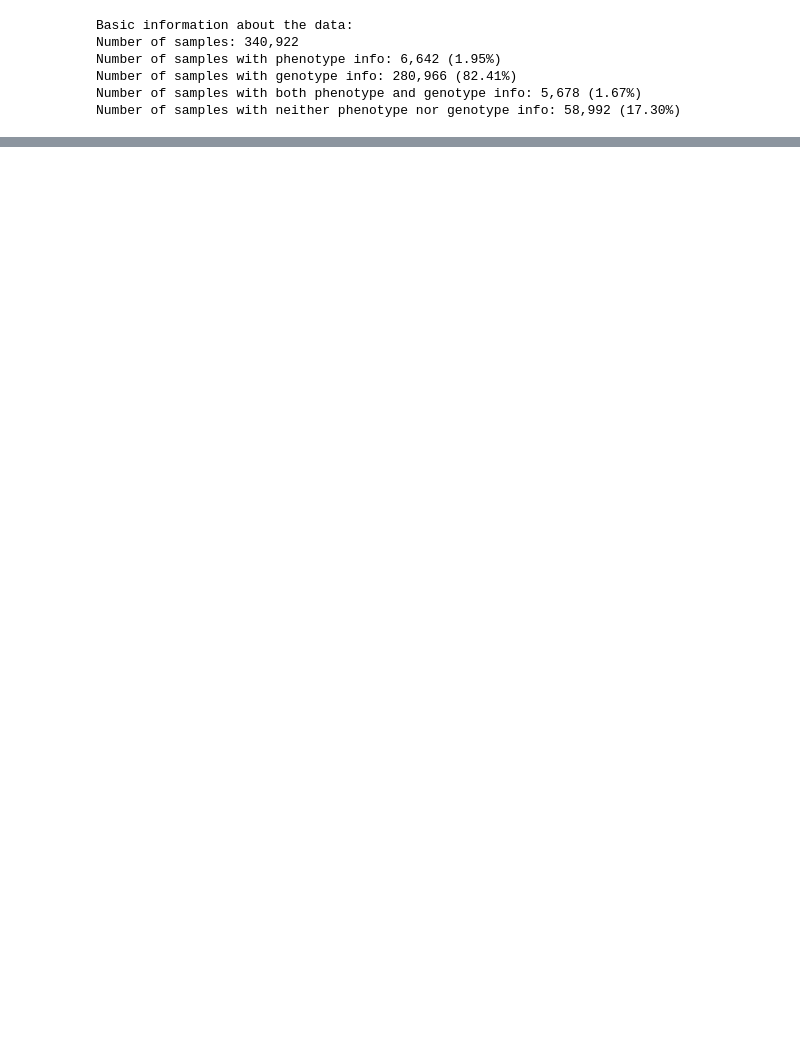
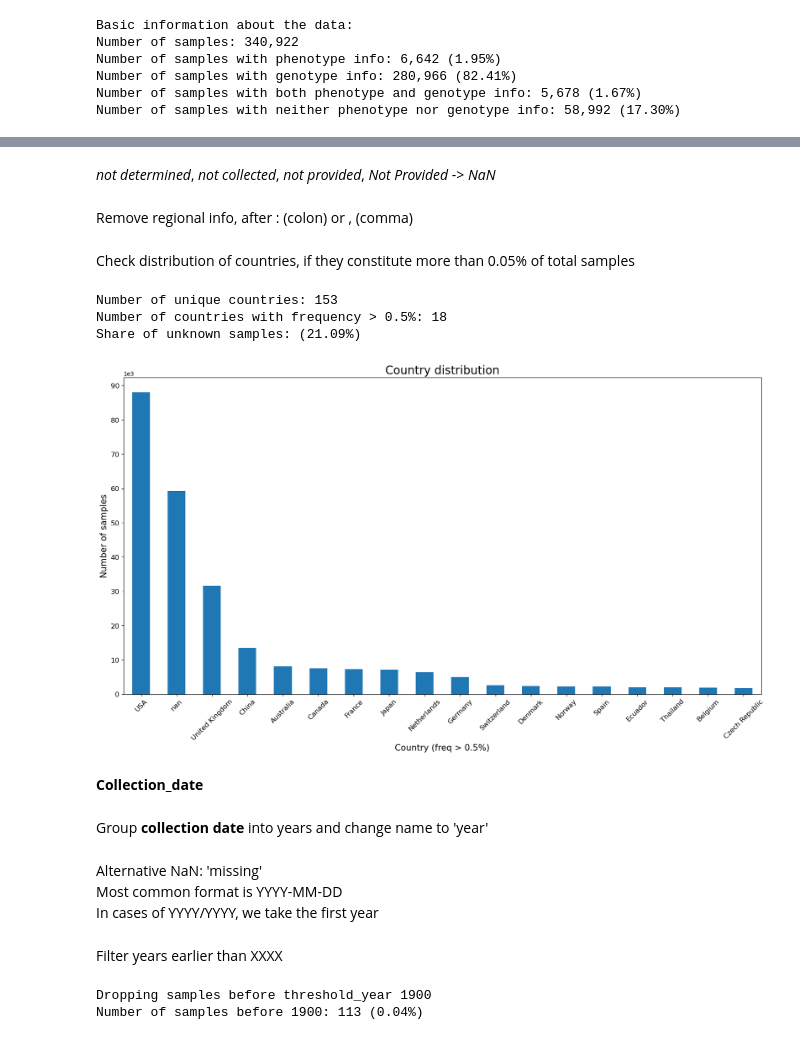
Before and after one commit to jespeols/ARFusion, a Jupyter notebook: code/data_preprocessing.ipynb, the cells around one changed output, grey strips where cells are left out. Drawn from its saved outputs; the diff is of its cells as text; code cells hidden in the pictures; blank space fills up the shorter version.

Commit message:
Implement pre-processing of NCBI to generate unimodal genotype dataset

```diff
--- a/code/data_preprocessing.ipynb
+++ b/code/data_preprocessing.ipynb
@@ -101,0 +110,7 @@ Number of samples with neither phenotype nor genotype info: 58,992 (17.30%)
+# %%
+dataset_columns = ['collection_date', 'geo_loc_name', 'AMR_genotypes_core']
+df_geno = df_explore[df_explore['AMR_genotypes_core'].notnull()]
+num_geno_samples = df_geno.shape[0]
+print(f"Number of samples with genotype info: {num_geno_samples:,} ({num_geno_samples/num_samples:.2%})")
+df_geno = df_geno[dataset_columns]
+df_geno.head()
@@ -101,0 +127,48 @@ Number of samples with neither phenotype nor genotype info: 58,992 (17.30%)
+# %% [markdown]
+*not determined*, *not collected*, *not provided*, *Not Provided* -> *NaN*
+# %%
+# set column as string type
+alternative_nan = ['not determined', 'not collected', 'not provided', 'Not Provided',
+                   'OUTPATIENT', 'Not collected', 'Not Collected', 'not available']
+df_geno.loc[:,'geo_loc_name'] = df_geno['geo_loc_name'].replace(alternative_nan, np.nan)
+# df_geno['geo_loc_name'].fillna('unknown', inplace=True) # replace NaN with 'unknown', Note: won't function as NaN
+# %% [markdown]
+Remove regional info, after : (colon) or , (comma)
+# %%
+df_geno.loc[:,'geo_loc_name'] = df_geno['geo_loc_name'].str.split(',').str[0]
+df_geno.loc[:,'geo_loc_name'] = df_geno['geo_loc_name'].str.split(':').str[0]
+df_geno.rename(columns={'geo_loc_name': 'country'}, inplace=True)
+# %% [markdown]
+Check distribution of countries, if they constitute more than 0.05% of total samples
+# %%
+percentage_threshold = 0.005
+frequncy_threshold = int(num_samples * percentage_threshold)
+country_counts = df_geno['country'].value_counts(dropna=False)
+df_country_filtered = country_counts[country_counts > frequncy_threshold]
+print(f"Number of unique countries: {df_geno['country'].nunique():,}")
+print(f"Number of countries with frequency > {percentage_threshold:.1%}: {df_country_filtered.shape[0]}")
+print(f"Share of unknown samples: ({country_counts[np.nan]/num_geno_samples:.2%})")
+
+ax = df_country_filtered.plot(
+    kind='bar', figsize=(20, 10), fontsize=12, rot=45
+)
+# change yticks to scientific notation
+ax.ticklabel_format(axis='y', style='sci', scilimits=(3,3))
+ax.set_yticks(np.arange(0, 91e3, 10e3))
+ax.set_title('Country distribution', fontsize=20)
+ax.set_xlabel(f'Country (freq > {percentage_threshold:.1%})', fontsize=15)
+ax.set_ylabel('Number of samples', fontsize=15)
+ax.figure.savefig('results/country_distr_filtered.png', bbox_inches='tight', dpi=300)
+# %% [output]
+Number of unique countries: 153
+Number of countries with frequency > 0.5%: 18
+Share of unknown samples: (21.09%)
+[figure, added]
+# %% [markdown]
+**Collection_date**
+# %% [markdown]
+Group **collection date** into years and change name to 'year'
+# %% [markdown]
+Alternative NaN: 'missing'
+Most common format is YYYY-MM-DD
+In cases of YYYY/YYYY, we take the first year
@@ -101,0 +181,18 @@ Number of samples with neither phenotype nor genotype info: 58,992 (17.30%)
+# %% [markdown]
+Filter years earlier than XXXX
+# %%
+def filter_years(df, threshold_year):
+    print("Dropping samples before threshold_year", threshold_year)
+    # get indices of samples before threshold_year, allows us to keep NaN values
+    indices = df[df['year'].astype(float) <= threshold_year].index
+    num_before = len(indices)
+    # drop samples before threshold_year
+    df.drop(indices, inplace=True)
+    print(f"Number of samples before {threshold_year}: {num_before:,} ({num_before/num_geno_samples:.2%})")
+    return df
+
+threshold_year = 1900
+df_geno = filter_years(df_geno, threshold_year)
+# %% [output]
+Dropping samples before threshold_year 1900
+Number of samples before 1900: 113 (0.04%)
```
Also changed, not shown: parts of 29 cells of this notebook.
